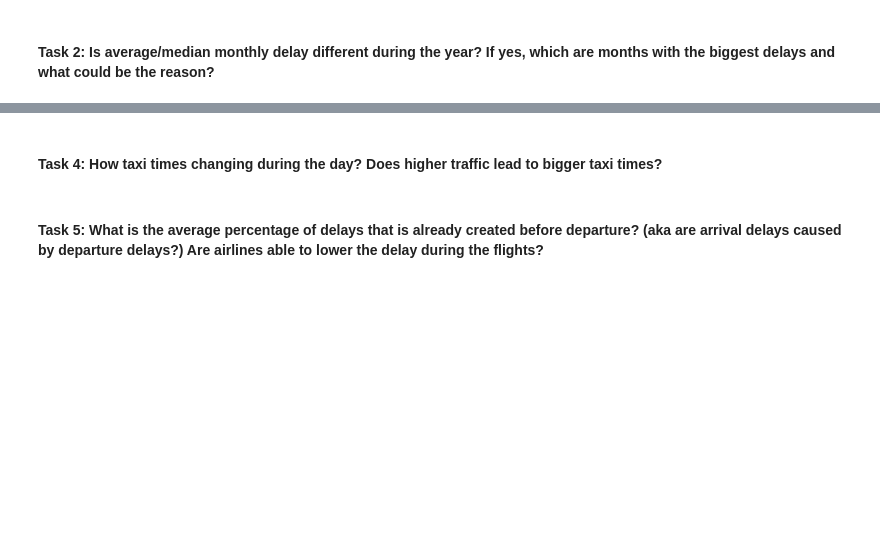
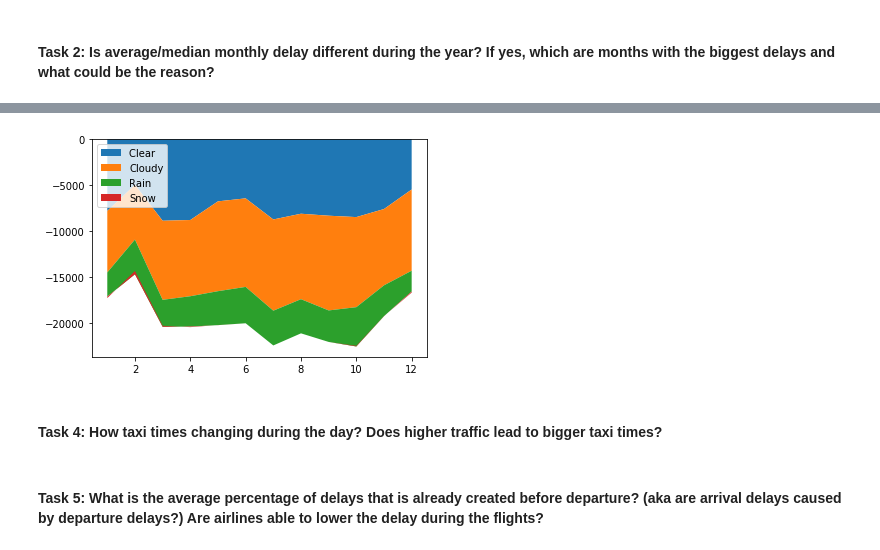
Before and after one commit to Einhard6176/FlightDelayPredictor, a Jupyter notebook: EDA/exploratory_analysis.ipynb, the cells around one changed output, grey strips where cells are left out. Saved outputs shown, nothing was run; the diff lists cells and outputs as text; code cells hidden in the pictures; blank space fills up the shorter version.

```diff
--- a/EDA/exploratory_analysis.ipynb
+++ b/EDA/exploratory_analysis.ipynb
@@ -309,0 +167,13 @@ ll = 'Minneapolis, MN	'
+# %%
+for i in set(weather_code):
+    flights_weather[i]=0
+    flights_weather[i].loc[flights_weather['weather']==i]=weather_delay[i]
+# %%
+import datetime
+flights_weather['year'] = pd.DatetimeIndex(flights_weather['fl_date']).year
+flights_weather['month'] = pd.DatetimeIndex(flights_weather['fl_date']).month
+flights_weather['day'] = pd.DatetimeIndex(flights_weather['fl_date']).day
+flights_weather=flights_weather.drop('fl_date',axis=1)
+# %%
+delay_by_month=flights_weather.groupby('month').sum()
+delay_by_month
@@ -310,2 +195,9 @@ ll = 'Minneapolis, MN	'
+# %%
+labels = ["Clear ", "Cloudy", "Rain","Snow"]
+plt.stackplot(delay_by_month.index, delay_by_month[0],delay_by_month[1],delay_by_month[2],delay_by_month[3],labels=labels)
+plt.legend(loc='upper left')
+plt.show()
+# %% [output]
+[figure, added]
 # %% [markdown]
 #### **Task 4**: How taxi times changing during the day? Does higher traffic lead to bigger taxi times?
```
Also changed, not shown: parts of 94 cells of this notebook, 5 other files.
